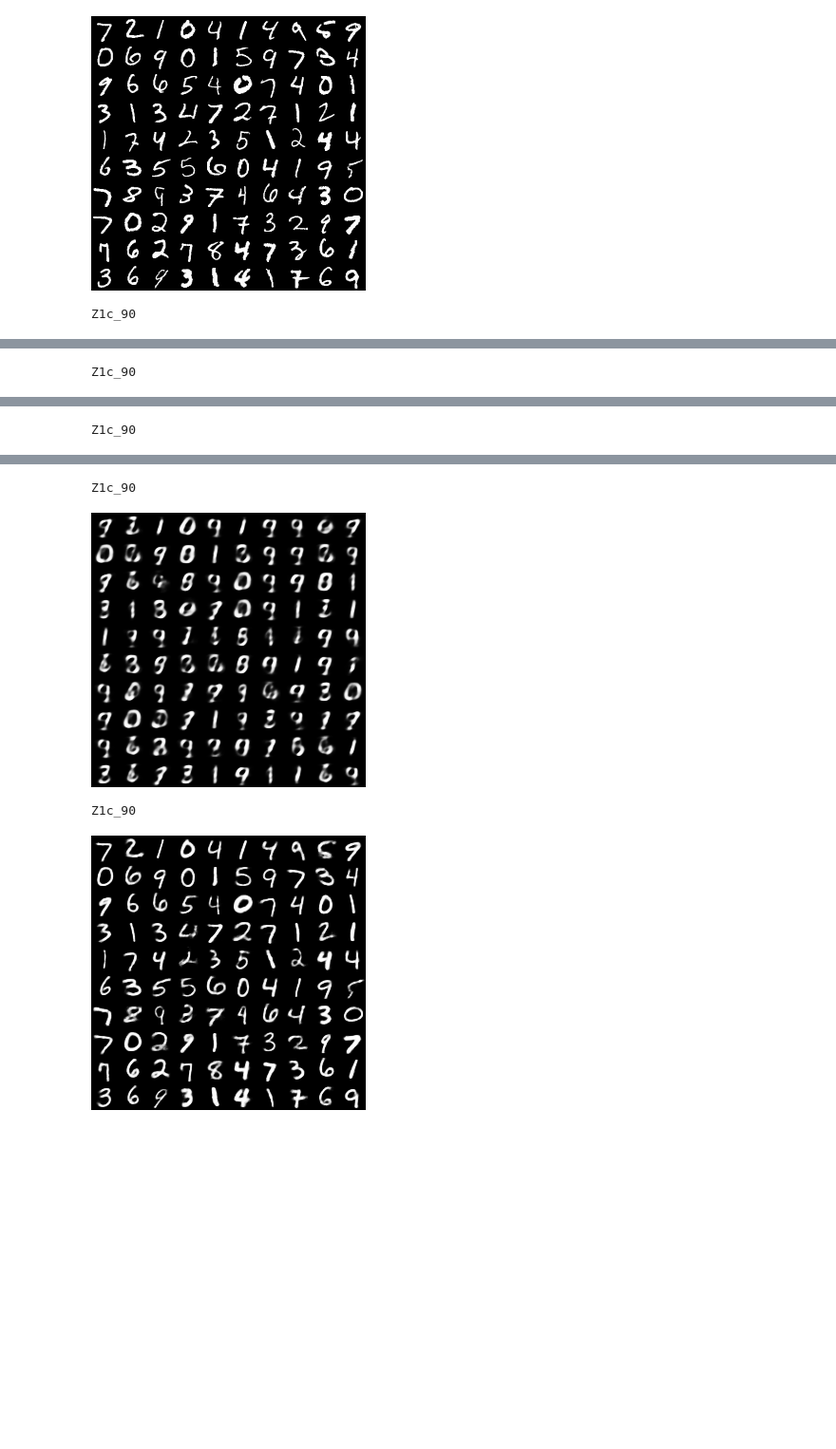
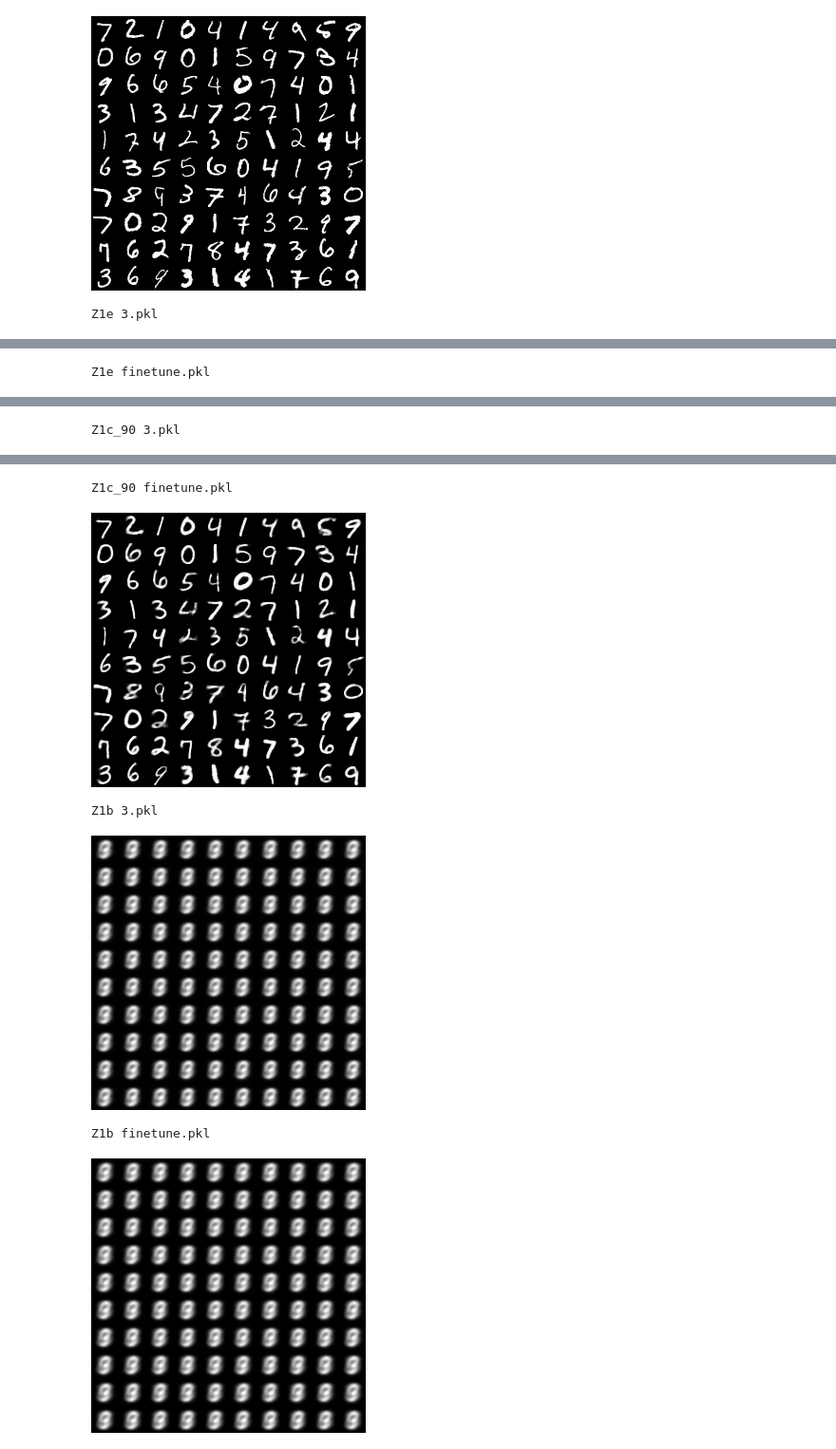
Before and after one commit to vinmisra/AE_experiments, a Jupyter notebook: test_AE.ipynb, the cells around one changed output, grey strips where cells are left out. Shown at 95% size. Saved outputs shown, nothing was run; the diff lists cells and outputs as text; code cells hidden in the pictures; blank space fills up the shorter version.

```diff
--- a/test_AE.ipynb
+++ b/test_AE.ipynb
@@ -80,13 +80,14 @@ I.display(I.Image('delete_me.png'))
 original
 [figure]
 # %%
-for (xhat,model_folder) in zip(Xfirsthats+Xsecondhats+Xthirdhats+Xfourthhats+Xhats,model_folders*5):
-    reconstructed = Image.fromarray(tile_raster_images(X=xhat,
+for model_folder in model_folders:
+    for submodel in ['3.pkl','finetune.pkl']:
+        reconstructed = Image.fromarray(tile_raster_images(X=xhat[model_folder][submodel],
                                                   img_shape=(28,28),
                                                   tile_shape=(10,10),
                                                   tile_spacing=(1,1)))
-    reconstructed.save('delete_me.png')
-    print model_folder
-    I.display(I.Image('delete_me.png'))
+        reconstructed.save('delete_me.png')
+        print model_folder, submodel
+        I.display(I.Image('delete_me.png'))
 # %% [output]
-Z1c_90
+Z1e 3.pkl
@@ -94 +95 @@ Z1c_90
-Z1c_90
+Z1e finetune.pkl
@@ -96 +97 @@ Z1c_90
-Z1c_90
+Z1c_90 3.pkl
@@ -98,5 +99,7 @@ Z1c_90
-Z1c_90
+Z1c_90 finetune.pkl
-[figure, old version]
+[figure, new version]
-Z1c_90
+Z1b 3.pkl
-[figure, old version]
+[figure, new version]
+Z1b finetune.pkl
+[figure, added]
 # %%
```
Also changed, not shown: parts of 3 cells of this notebook, 3 other files.
